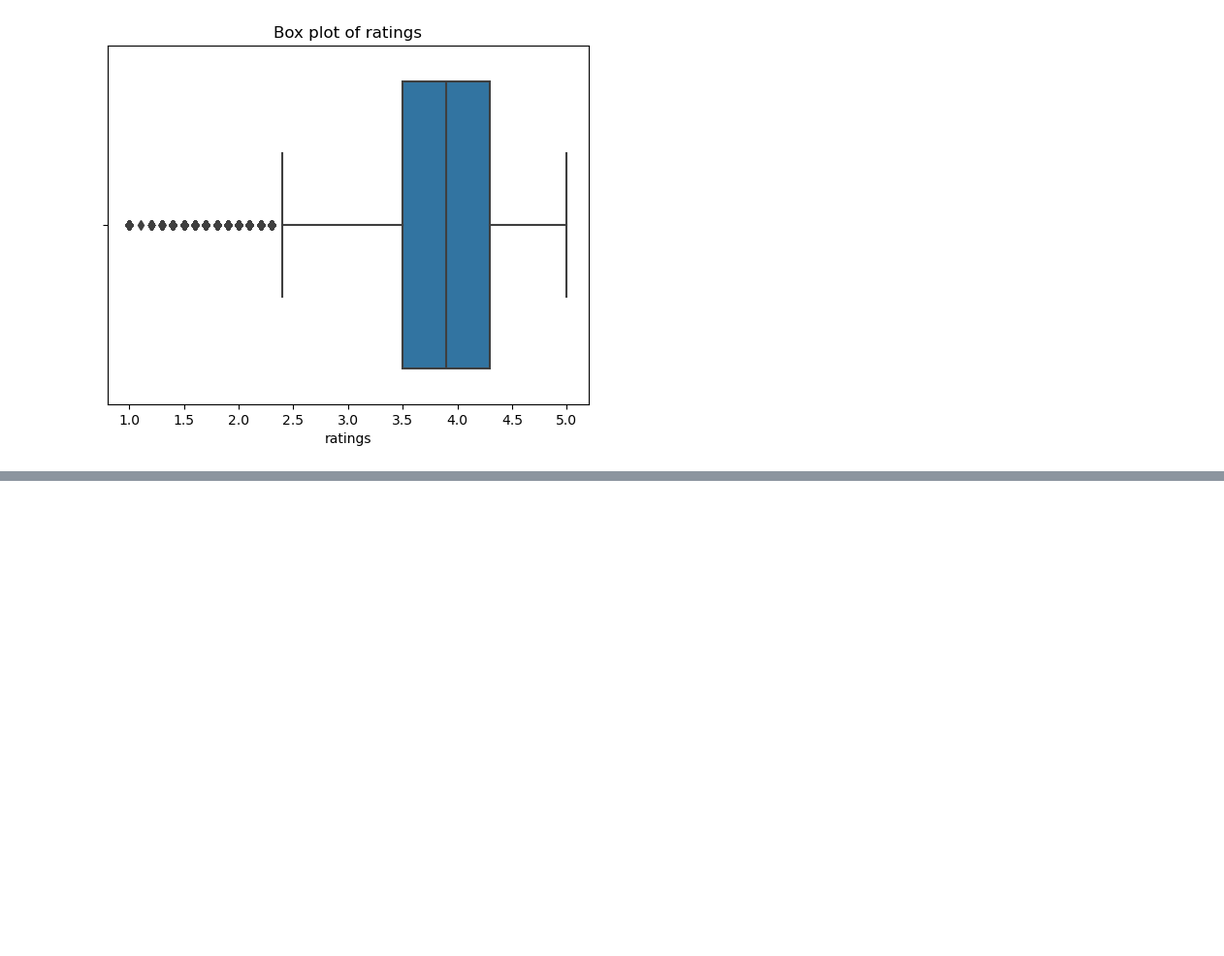
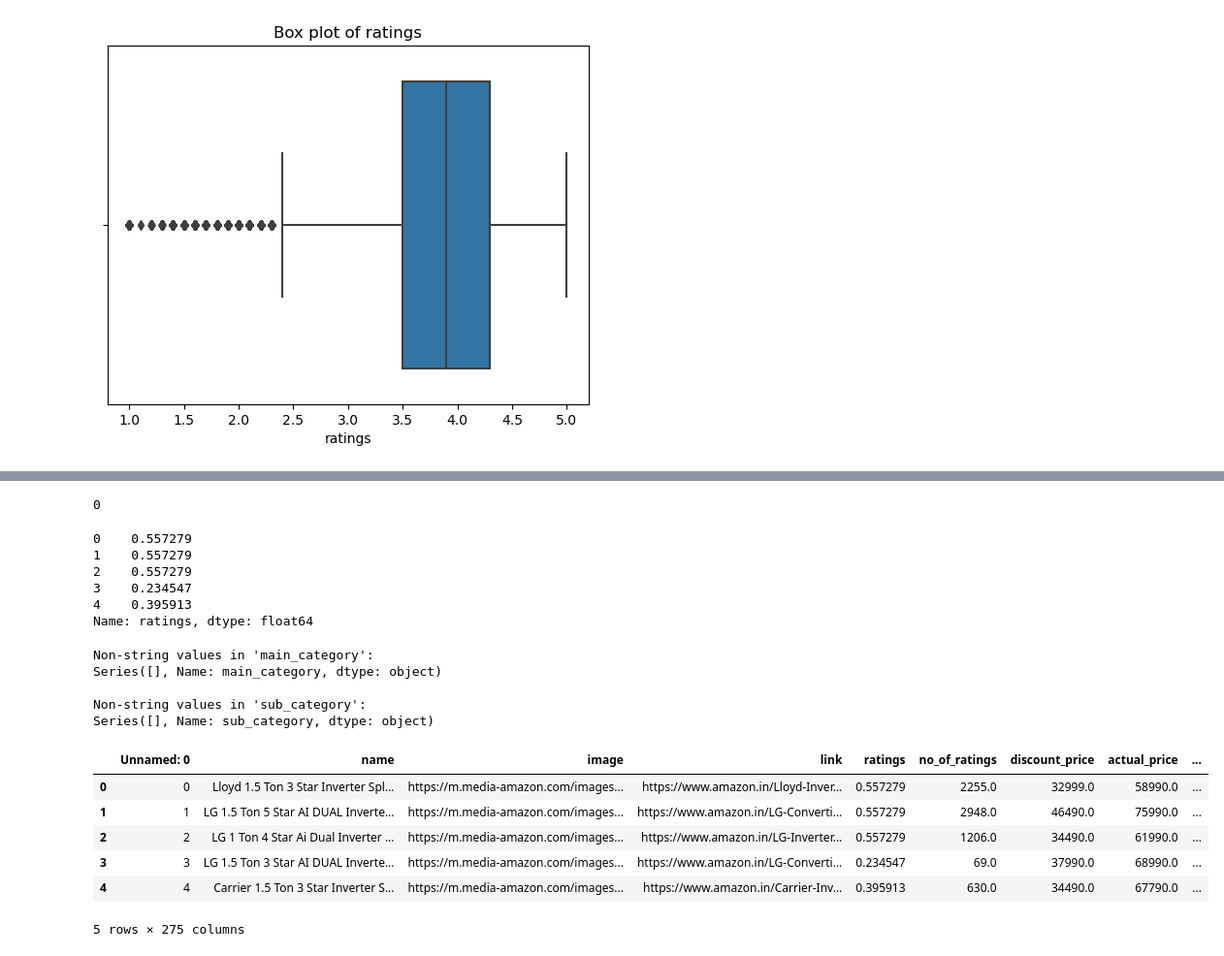
Before and after one commit to HSanny/ecomm_recommender, a Jupyter notebook: recommender.ipynb, the cells around one changed output, grey strips where cells are left out. Shown: that part at 97% size. Saved outputs shown, nothing was run; the diff lists cells and outputs as text; code cells hidden in the pictures; blank space fills up the shorter version.

```diff
--- a/recommender.ipynb
+++ b/recommender.ipynb
@@ -294,0 +344,3 @@ data[ratings_null]
+# %%
+for column in ['ratings', 'no_of_ratings', 'discount_price', 'actual_price']:
+    data[column].fillna(data[column].median(), inplace=True)
@@ -294,0 +353,77 @@ data[ratings_null]
+# %%
+print(data.duplicated().sum())
+
+# drop duplicate rows
+# data.drop_duplicates(inplace=True)
+# %% [output]
+0
+# %%
+# scale numeric features (ratings for collaborative filtering)
+
+from sklearn.preprocessing import StandardScaler
+
+# initialize the scaler
+scaler = StandardScaler()
+
+data['ratings'] = scaler.fit_transform(data[['ratings']])
+
+data['ratings'].head()
+# %% [output]
+0    0.557279
+1    0.557279
+2    0.557279
+3    0.234547
+4    0.395913
+Name: ratings, dtype: float64
+# %%
+# identify non-string values in a column
+def find_non_string_values(df, column):
+    non_string_values = df[column][~df[column].apply(lambda x: isinstance(x, str))]
+    return non_string_values
+
+# Check for non-string values in 'main_category' and 'sub_category'
+non_string_main_category = find_non_string_values(data, 'main_category')
+non_string_sub_category = find_non_string_values(data, 'sub_category')
+
+print(f"Non-string values in 'main_category':\n{non_string_main_category}\n")
+print(f"Non-string values in 'sub_category':\n{non_string_sub_category}\n")
+# %% [output]
+Non-string values in 'main_category':
+Series([], Name: main_category, dtype: object)
+
+Non-string values in 'sub_category':
+Series([], Name: sub_category, dtype: object)
+# %%
+# categorical encoding
+
+# use TF-IDF Vectorization for text features
+# or
+# One-Hot Encoding for categorical features.
+
+from sklearn.preprocessing import OneHotEncoder
+
+# one-hot encoding for main_category & sub_category
+encoder = OneHotEncoder(sparse=False)
+encoded_features = encoder.fit_transform(data[['main_category', 'sub_category']])
+
+# create a df with the encoded features
+encoded_df = pd.DataFrame(
+    encoded_features,
+    columns=encoder.get_feature_names_out(['main_category', 'sub_category'])
+)
+
+# concatenate the encoded features with the original data
+data = pd.concat([data, encoded_df], axis=1)
+
+# Drop the original categorical columns
+data.drop(['main_category', 'sub_category'], axis=1, inplace=True)
+
+data.head()
+# %% [output]
+|  | Unnamed: 0 | name | image | link | ratings | no_of_ratings | discount_price | actual_price | ... |
+| 0 | 0 | Lloyd 1.5 Ton 3 Star Inverter Spl... | https://m.media-amazon.com/images... | https://www.amazon.in/Lloyd-Inver... | 0.557279 | 2255.0 | 32999.0 | 58990.0 | ... |
+| 1 | 1 | LG 1.5 Ton 5 Star AI DUAL Inverte... | https://m.media-amazon.com/images... | https://www.amazon.in/LG-Converti... | 0.557279 | 2948.0 | 46490.0 | 75990.0 | ... |
+| 2 | 2 | LG 1 Ton 4 Star Ai Dual Inverter ... | https://m.media-amazon.com/images... | https://www.amazon.in/LG-Inverter... | 0.557279 | 1206.0 | 34490.0 | 61990.0 | ... |
+| 3 | 3 | LG 1.5 Ton 3 Star AI DUAL Inverte... | https://m.media-amazon.com/images... | https://www.amazon.in/LG-Converti... | 0.234547 | 69.0 | 37990.0 | 68990.0 | ... |
+| 4 | 4 | Carrier 1.5 Ton 3 Star Inverter S... | https://m.media-amazon.com/images... | https://www.amazon.in/Carrier-Inv... | 0.395913 | 630.0 | 34490.0 | 67790.0 | ... |
+5 rows × 275 columns
```
Also changed, not shown: parts of 17 cells of this notebook.
